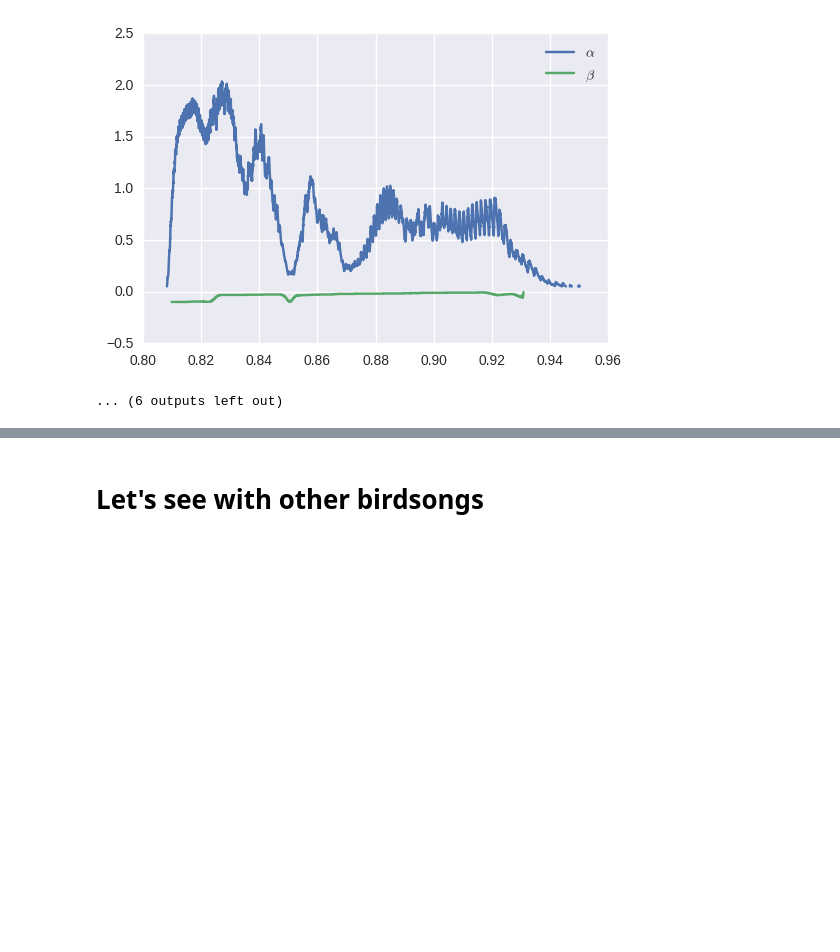
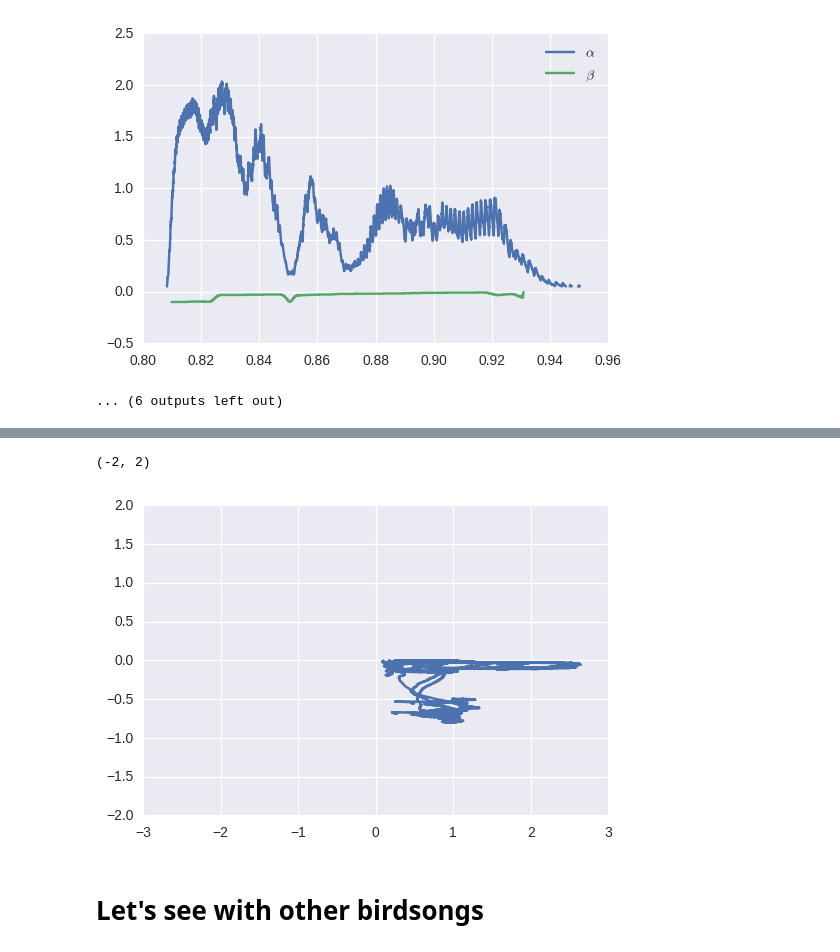
Before and after one commit to PaulEcoffet/birdsonglearningmodel, a Jupyter notebook: analysis/ba_example_analysis.ipynb, the cells around one changed output, grey strips where cells are left out. Cells and saved outputs as stored; diff of their text form; code cells hidden in the pictures; blank space fills up the shorter version.

```diff
--- a/analysis/ba_example_analysis.ipynb
+++ b/analysis/ba_example_analysis.ipynb
@@ -119,3 +150,10 @@ while i < len(alpha):
+# %%
+plt.plot(alpha, beta)
+plt.xlim((-3, 3))
+plt.ylim((-2, 2))
+# %% [output]
+(-2, 2)
+[figure, added]
 # %% [markdown]
 # Let's see with other birdsongs
 # %%
```
Also changed, not shown: parts of 2 cells of this notebook.
